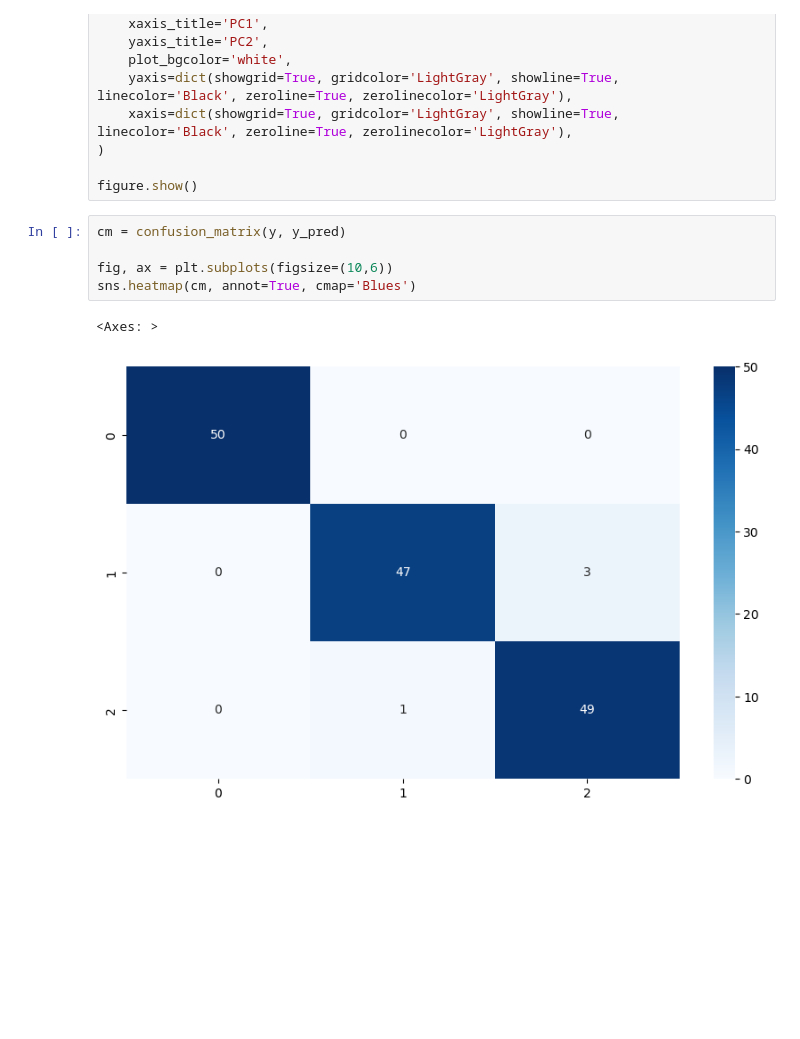
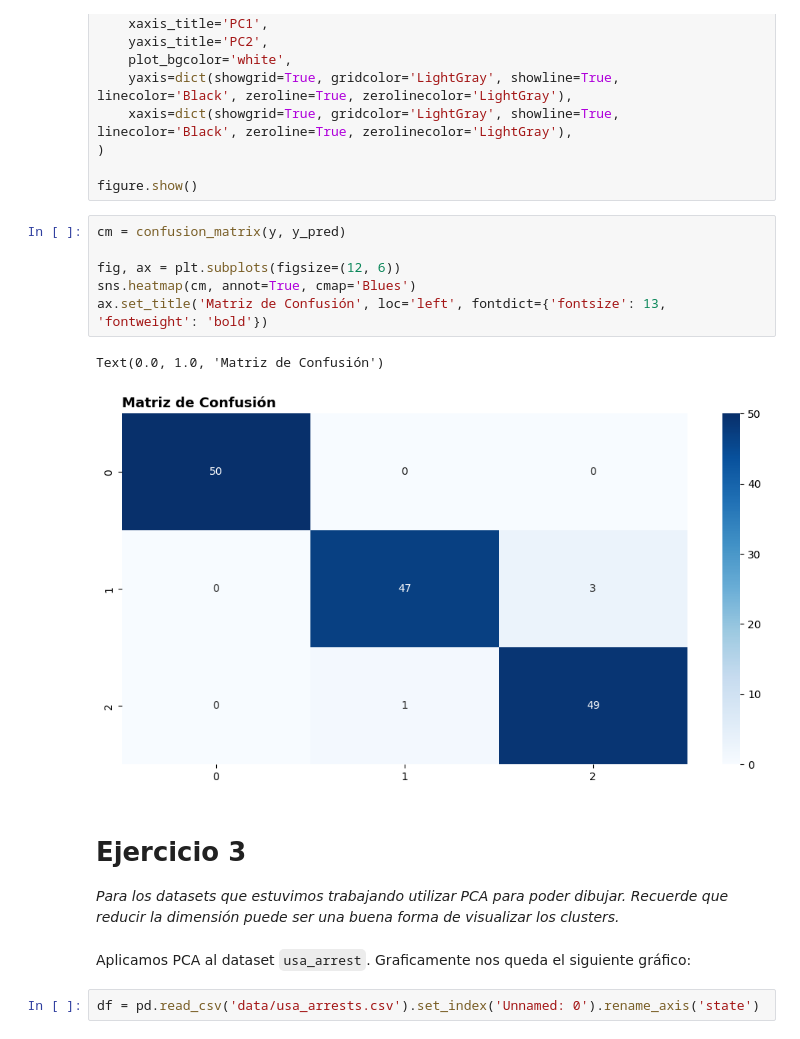
Before and after one commit to nicokossacoff/data-science-library, a Jupyter notebook: Notebooks/Unsupervised Learning/PCA.ipynb, the cells around one changed output. Drawn from its saved outputs; the diff is of its cells as text; blank space fills up the shorter version.

```diff
--- a/Notebooks/Unsupervised Learning/PCA.ipynb
+++ b/Notebooks/Unsupervised Learning/PCA.ipynb
@@ -450,8 +451,17 @@ figure.show()
 # %%
 cm = confusion_matrix(y, y_pred)
 
-fig, ax = plt.subplots(figsize=(10,6))
+fig, ax = plt.subplots(figsize=(12, 6))
 sns.heatmap(cm, annot=True, cmap='Blues')
+ax.set_title('Matriz de Confusión', loc='left', fontdict={'fontsize': 13, 'fontweight': 'bold'})
 # %% [output]
-<Axes: >
+Text(0.0, 1.0, 'Matriz de Confusión')
-[figure, old version]
+[figure, new version]
+# %% [markdown]
+# Ejercicio 3
+
+*Para los datasets que estuvimos trabajando utilizar PCA para poder dibujar. Recuerde que reducir la dimensión puede ser una buena forma de visualizar los clusters.*
+# %% [markdown]
+Aplicamos PCA al dataset `usa_arrest`. Graficamente nos queda el siguiente gráfico:
+# %%
+df = pd.read_csv('data/usa_arrests.csv').set_index('Unnamed: 0').rename_axis('state')
```
Also changed, not shown: parts of 5 cells of this notebook.
